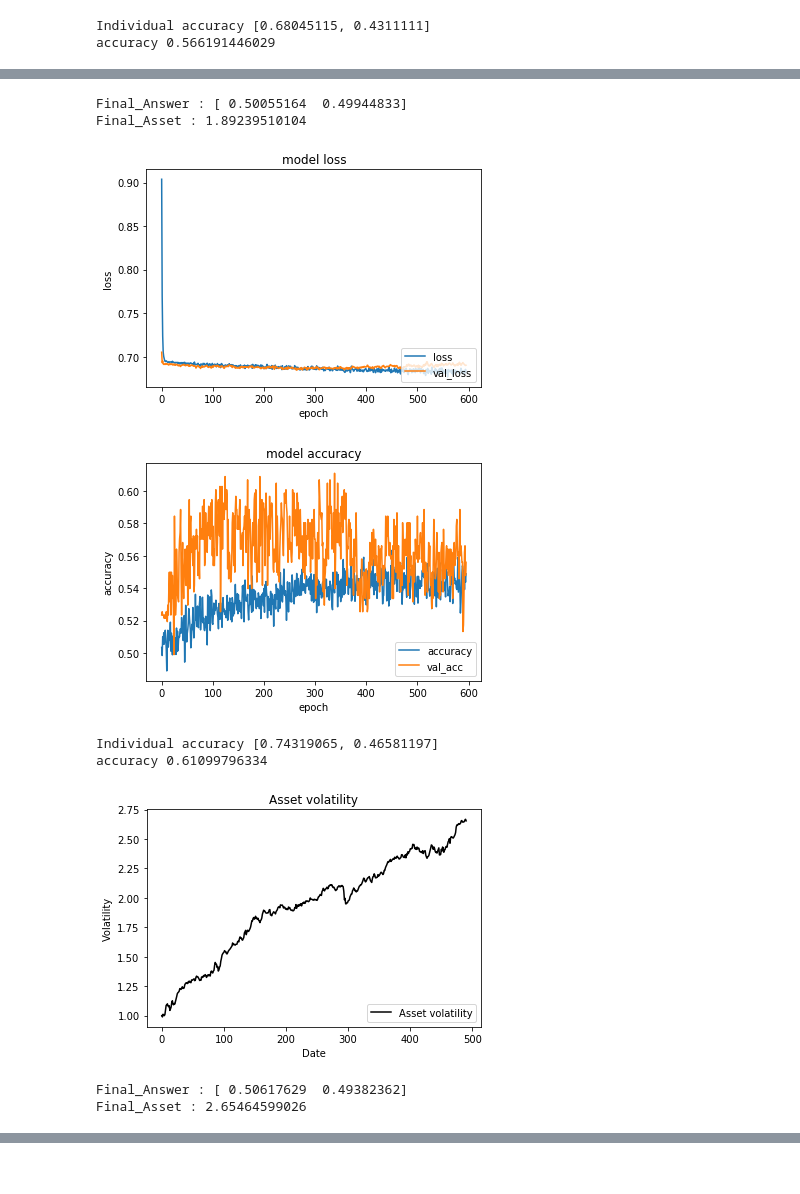
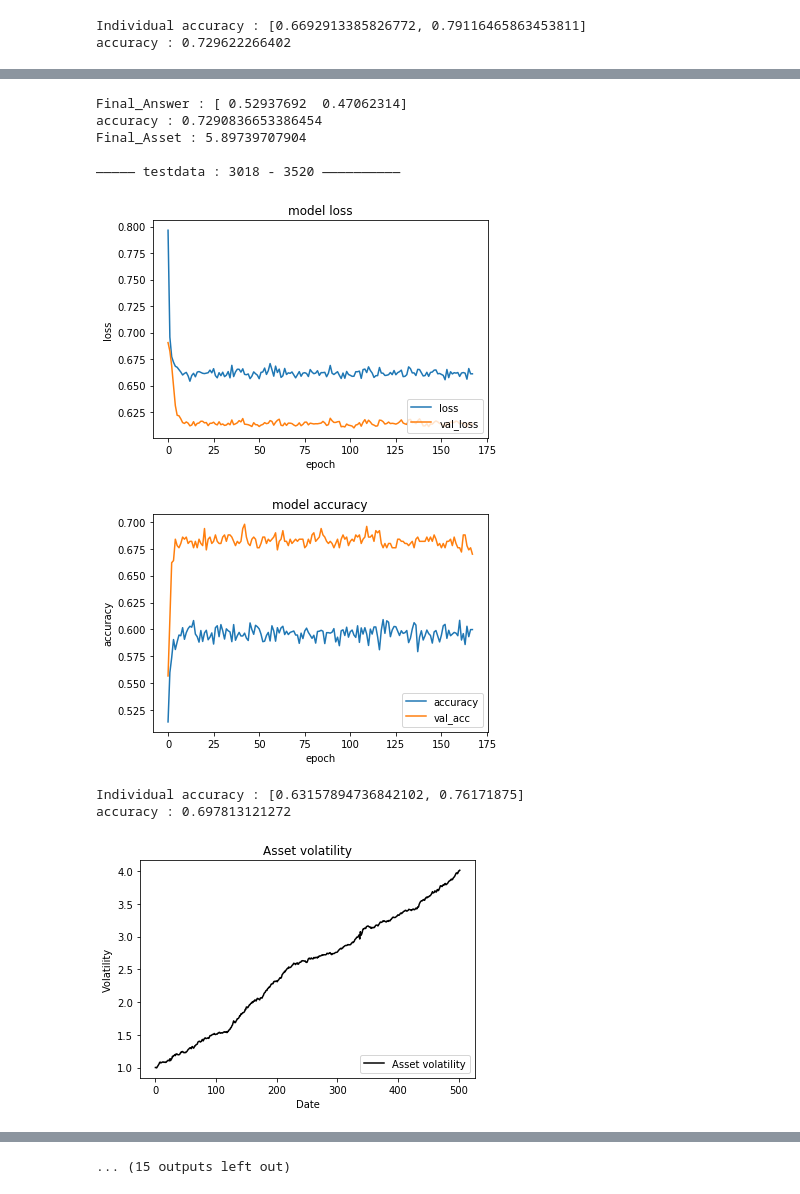
Before and after one commit to 5f5e0ff/repository, a Jupyter notebook: TensorFlowMachineLearning/TensorFlowMachineLearning.ipynb, the cells around one changed output, grey strips where cells are left out. Drawn from its saved outputs; the diff is of its cells as text; code cells hidden in the pictures.

```diff
--- a/TensorFlowMachineLearning/TensorFlowMachineLearning.ipynb
+++ b/TensorFlowMachineLearning/TensorFlowMachineLearning.ipynb
@@ -5,35 +5,18 @@ import matplotlib.pyplot as plt
 import time
 from keras_model import Model
 
-INDEIESaa = ['9020',
-           '^N225',
+INDEIES = ['^N225',
            #'^AORD',
-           #'^STOXX50E',
-           '^FCHI',
-           '^GDAXI',
            #'^HSI',
-           #'FTSEMIB.MI',
-           '^AEX',
-           #'^IBEX',
-           '^FTSE',
-           '^IXIC',
-           #'^DJI',
-           #'^GSPC',
-           #'JPY=X',
-           #'EURJPY=X',
-           #'GBPJPY=X',
-          ]
-INDEIES = ['6758',
-           '^N225',
-           '^AORD',
-           '^HSI',
            '^GDAXI',
            '^FTSE',
            '^NYA',
            '^DJI',
            '^GSPC',
+           '^FCHI',
+           '^AEX',
+           '^IXIC',
           ]
-#INDEIES = ['4151','4502','4503','4506','4507','4519','4523','4568']
 ANSWER = INDEIES[0]
 
 def getClosing():
@@ -45,7 +28,10 @@ def getClosing():
         df = df.set_index("Date")
         closing[index] = np.log(df["Close"] / df["Close"].shift())
         if index is ANSWER:
-            closing[index] = np.log(df["Close"] / df["Open"])
+            #closing[index] = np.log(df["Close"] / df["Open"])
+            #closing[index] = np.log(df["Open"] / df["Open"].shift())
+            #closing[index] = np.log(df["Close"] / df["Close"].shift())
+            #closing[index] = np.log(df["Open"] / df["Close"].shift())
             closing["LH"] = (df["Close"].shift()-df["Low"])*(df["High"]-df["Close"].shift())
     # 空の部分は古いので埋める
     closing = closing.fillna(method="ffill")
@@ -74,7 +60,7 @@ def getTraningData():
     for index in INDEIES:
         columns += [index + "_" + str(before) for before in days_before]
     features = pd.DataFrame(columns = columns)
-    for i in range(max(days_before)+1, len(closing)):
+    for i in range(max(days_before)+11, len(closing)):
         # 予測の部分は当日のデータ
         answers = answers.append({
             "negative" : closing["negative"].iloc[i],
@@ -88,7 +74,7 @@ def getTraningData():
     for i in days_before :
         drop_col = ANSWER+"_"+str(i)
         #del features[drop_col] # 予測するデータの過去データを入れないとき
-    LH = LH[max(days_before)+1: len(closing)]
+    LH = LH[max(days_before)+11: len(closing)]
     # 予測する元のデータ , 予測するべきデータ
     return features, answers, LH
 
@@ -96,11 +82,12 @@ if __name__ == "__main__":
     start = time.time()
     features, answers, LH = getTraningData()
     popo = 10
-    layers = [50,25]
+    layers = []
+    model = Model(features,answers,layers)
     for test in range(5,popo):
-        model = Model(features,answers,layers,test/popo,(test+1)/popo)
-        model.train(1000,16,256)
+        model.initial(test/popo,(test+1)/popo)
+        model.train(1000,32,64)
         model.test()
-        model.value(ANSWER+"_1")
+        model.value(ANSWER,1)
     print("elapsed_time :", time.time()-start, "[sec]")
 # %% [output]
@@ -110,2 +116,2 @@ if __name__ == "__main__":
-Individual accuracy [0.68045115, 0.4311111]
-accuracy 0.566191446029
+Individual accuracy : [0.6692913385826772, 0.79116465863453811]
+accuracy : 0.729622266402
@@ -113,9 +119,10 @@ accuracy 0.566191446029
-Final_Answer : [ 0.50055164  0.49944833]
-Final_Asset : 1.89239510104
+Final_Answer : [ 0.52937692  0.47062314]
+accuracy : 0.7290836653386454
+Final_Asset : 5.89739707904
+
+――――― testdata : 3018 - 3520 ――――――――――
-[figure, old version]
+[figure, new version]
-[figure, old version]
+[figure, new version]
-Individual accuracy [0.74319065, 0.46581197]
-accuracy 0.61099796334
+Individual accuracy : [0.63157894736842102, 0.76171875]
+accuracy : 0.697813121272
-[figure, old version]
+[figure, new version]
-Final_Answer : [ 0.50617629  0.49382362]
-Final_Asset : 2.65464599026
@@ -123,0 +134 @@ Final_Asset : 2.65464599026
+... (15 outputs left out)
```
Also changed, not shown: parts of 1 cell of this notebook, 3 other files.
